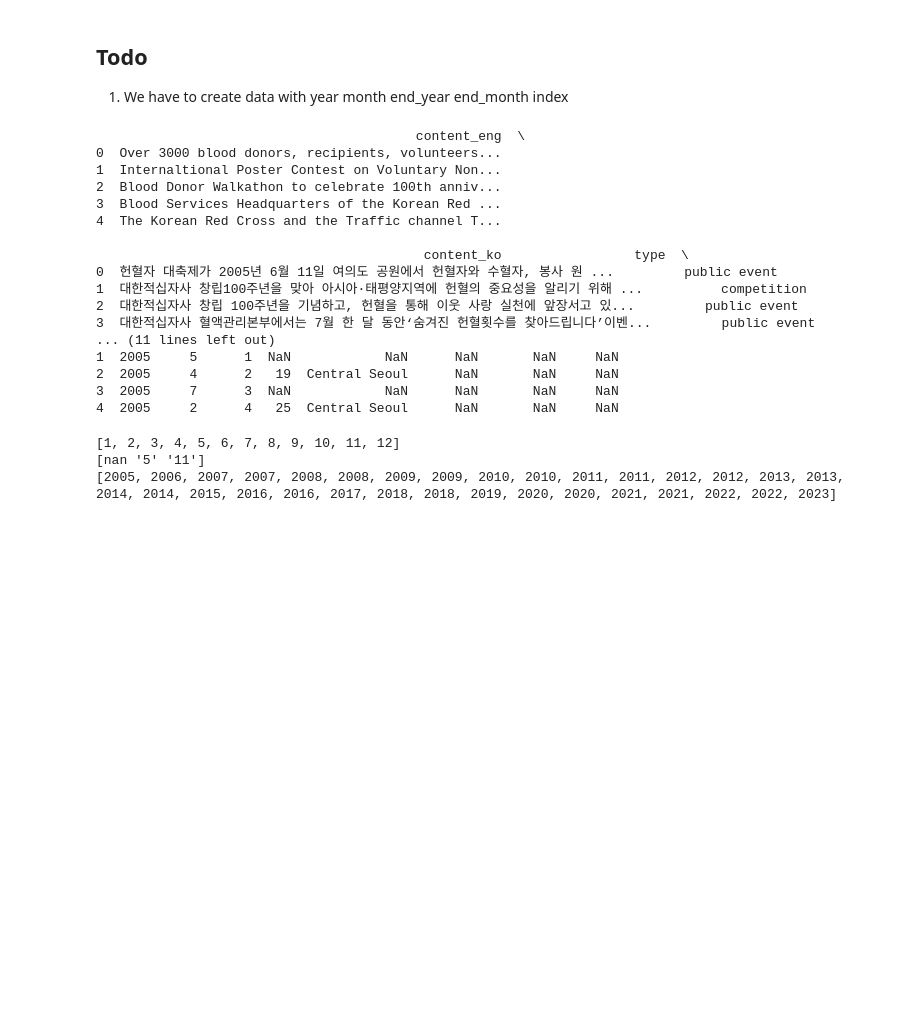
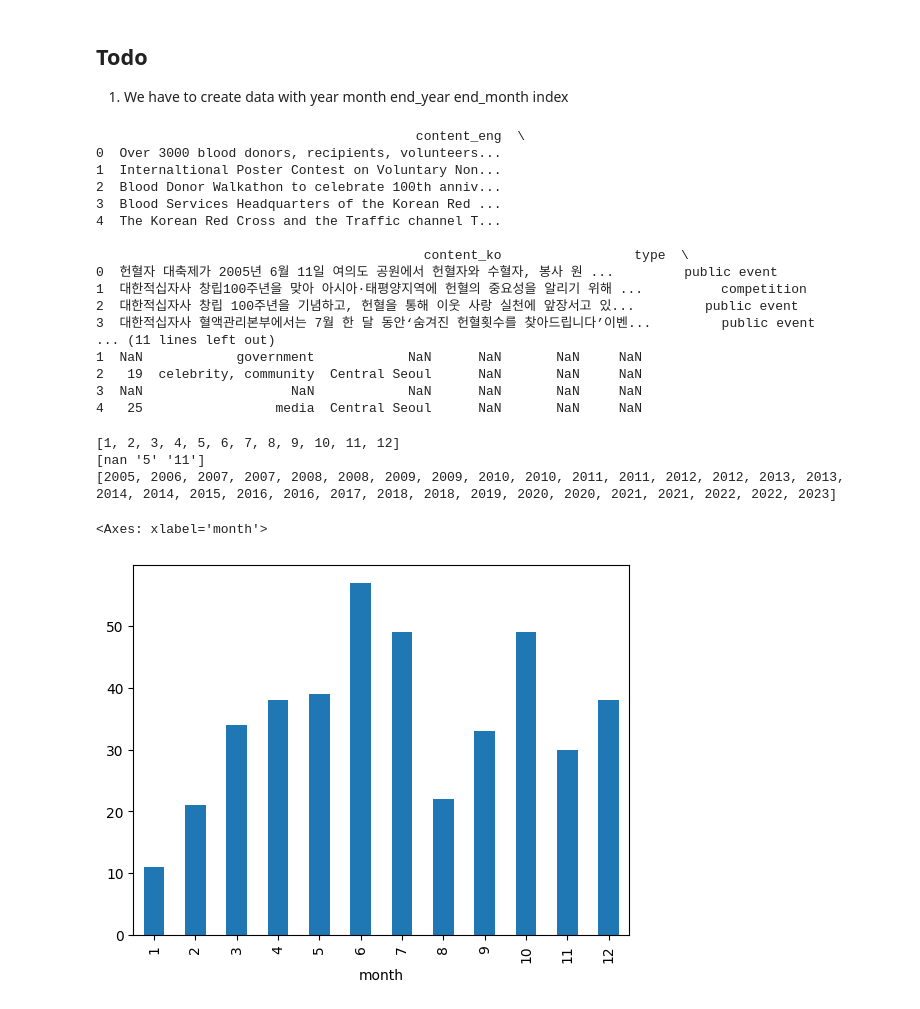
Before and after one commit to hunkim98/korea_blood_data, a Jupyter notebook: policies/preprocess.ipynb, the cells around one changed output. Drawn from its saved outputs; the diff is of its cells as text; code cells hidden in the pictures; blank space fills up the shorter version.

Commit message:
Add visualizations for data

```diff
--- a/policies/preprocess.ipynb
+++ b/policies/preprocess.ipynb
@@ -85,13 +84,16 @@ for index, row in policy_data.iterrows():
         "duration": row["duration"],
         "size": row["size"],
         "frequency": row["frequency"],
-        "collaboration": row["collaboration"],
         "year": start_date[0].split(".")[0],
         "month": start_date[0].split(".")[1] if start_date[0].split(".")[1][0] != "0" else start_date[0].split(".")[1][1],
         "index": index # this is the index of the row in the original csv
     }
     if len(start_date[0].split(".")) > 2:
         base_data["day"] = start_date[0].split(".")[2]
+
+    # check colab
+    if row["collaboration"].split(",")[0] != "none":
+        base_data["collaboration"] = row["collaboration"]
     if has_end_date:
         base_data["end_year"] = end_date[0].split(".")[0]
         month = end_date[0].split(".")[1]
@@ -106,13 +108,13 @@ for index, row in policy_data.iterrows():
     if has_multiple_cities:
         for city in cities:
             copied_base_data = base_data.copy()
-            copied_base_data["city"] = city
+            copied_base_data["city"] = city.strip()
             empty_data.append(copied_base_data)
     else:
         if has_no_city:
             empty_data.append(base_data)
         else:
-            base_data["city"] = cities[0]
+            base_data["city"] = cities[0].strip()
             empty_data.append(base_data)
 
     if has_multiple_start_dates:
@@ -160,10 +162,10 @@ empty_csv.to_csv("korean_blood_policies_preprocessed.csv", index=False)
 2  대한적십자사 창립 100주년을 기념하고, 헌혈을 통해 이웃 사랑 실천에 앞장서고 있...         public event
 3  대한적십자사 혈액관리본부에서는 7월 한 달 동안‘숨겨진 헌혈횟수를 찾아드립니다’이벤...         public event
 ... (11 lines left out)
-1  2005     5      1  NaN            NaN      NaN       NaN     NaN
-2  2005     4      2   19  Central Seoul      NaN       NaN     NaN
-3  2005     7      3  NaN            NaN      NaN       NaN     NaN
-4  2005     2      4   25  Central Seoul      NaN       NaN     NaN
+1  NaN            government            NaN      NaN       NaN     NaN
+2   19  celebrity, community  Central Seoul      NaN       NaN     NaN
+3  NaN                   NaN            NaN      NaN       NaN     NaN
+4   25                 media  Central Seoul      NaN       NaN     NaN
 # %%
 start_months = empty_csv["month"].unique().astype(int).tolist()
 start_months.sort()
@@ -179,3 +181,11 @@ print(start_years)
 [1, 2, 3, 4, 5, 6, 7, 8, 9, 10, 11, 12]
 [nan '5' '11']
 [2005, 2006, 2007, 2007, 2008, 2008, 2009, 2009, 2010, 2010, 2011, 2011, 2012, 2012, 2013, 2013, 2014, 2014, 2015, 2016, 2016, 2017, 2018, 2018, 2019, 2020, 2020, 2021, 2021, 2022, 2022, 2023]
+# %%
+# Let us visualize the data by the sheer amount of events that have the same month
+
+sorted_months = empty_csv["month"].astype(int).value_counts().sort_index()
+sorted_months.plot(kind='bar')
+# %% [output]
+<Axes: xlabel='month'>
+[figure, added]
```
Also changed, not shown: parts of 9 cells of this notebook, 2 other files.
